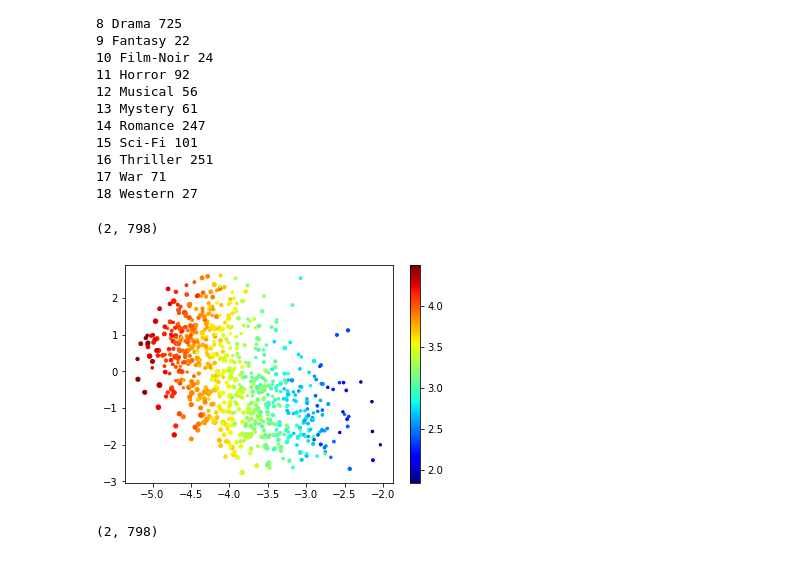
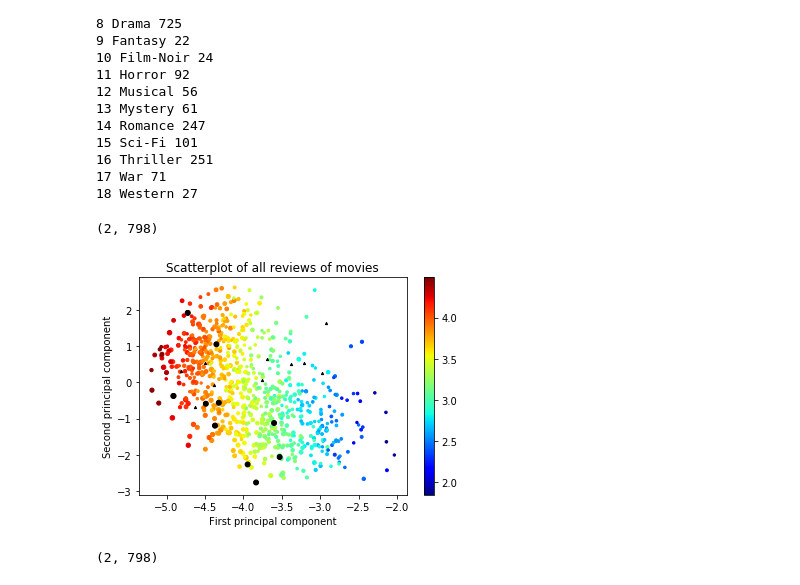
Before and after one commit to miladtaghavi/Miniproject2, a Jupyter notebook: Surprise Factorization.ipynb, the cells around one changed output. Cells and saved outputs as stored; diff of their text form; code cells hidden in the pictures.

Commit message:
Modified plots

```diff
--- a/Surprise Factorization.ipynb
+++ b/Surprise Factorization.ipynb
@@ -587,19 +587,31 @@ star_idx = [50, 222, 227, 228, 229, 230, 449, 450, 172, 181]
 # %%
 ratings30 = [movie for movie in list(movies.values()) if movie.n_ratings > 30]
 ratings30_idx =  [movie.idx for movie in ratings30]
 
 scores30 = np.array([movies[i].avg_score for i in ratings30_idx])
 ratings30 = np.array([movies[i].n_ratings for i in ratings30_idx])
 
 V_red_30 = np.array([V_red[:, clf.trainset.to_inner_iid(str(i))] for i in ratings30_idx]).T
 print(V_red_30.shape)
 
 plt.scatter(V_red_30[0, :], V_red_30[1, :], c=scores30, cmap='jet', alpha=1, s=np.sqrt(ratings30))
 plt.colorbar()
+
+plt.title("Scatterplot of all reviews of movies")
+plt.xlabel("First principal component")
+plt.ylabel("Second principal component")
+
+plt.savefig("./Visualizations/Scores30Raw.pdf")
+
+for i in most_pop10_idx:
+    plt.scatter(V_red[0, clf.trainset.to_inner_iid(str(i))], V_red[1, clf.trainset.to_inner_iid(str(i))], c='k', s=np.sqrt(np.array([movies[i].n_ratings for i in most_pop10_idx])))
+for i in best10_idx:
+    plt.scatter(V_red[0, clf.trainset.to_inner_iid(str(i))], V_red[1, clf.trainset.to_inner_iid(str(i))], c='k', marker='^', s=5)
+
 plt.savefig("./Visualizations/Scores30.pdf")
 # %% [output]
 (2, 798)
-[figure, old version]
+[figure, new version]
 # %%
 
 print(V_red_30.shape)
```
Also changed, not shown: parts of 1 cell of this notebook, 4 other files.
